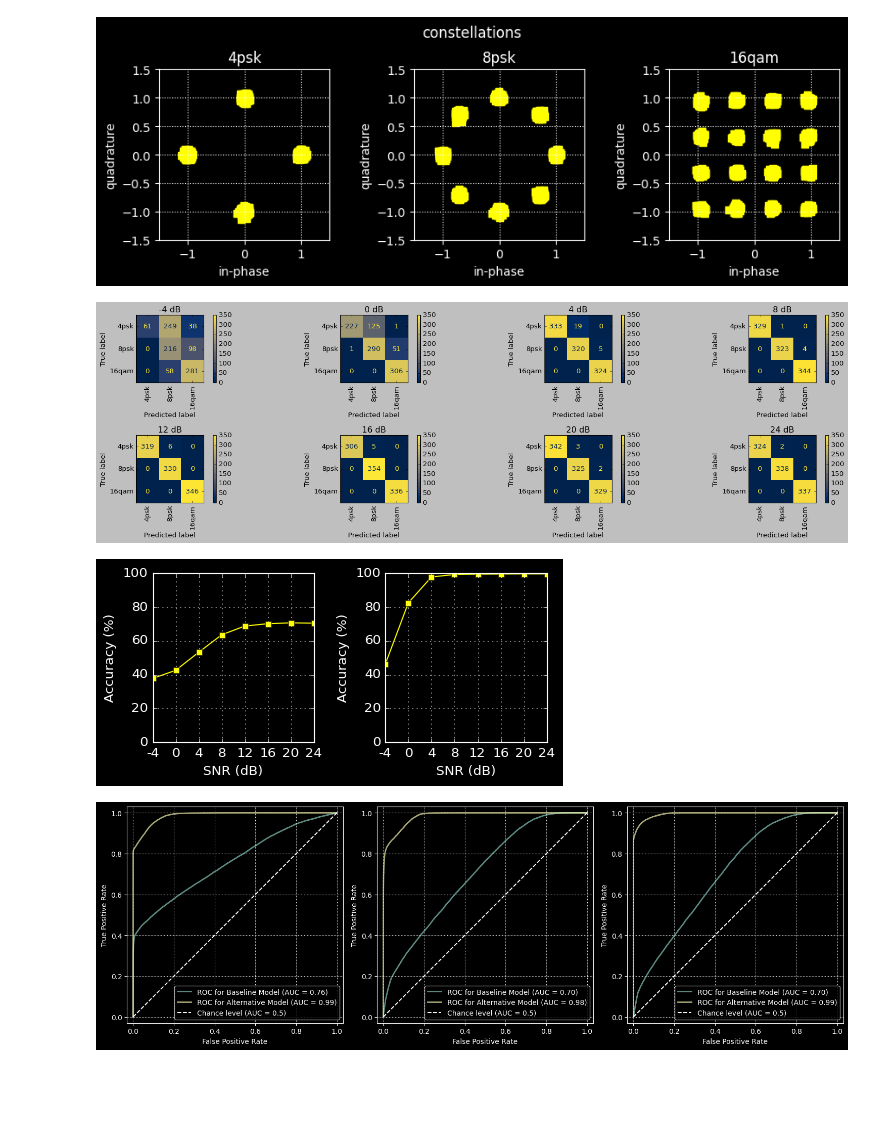
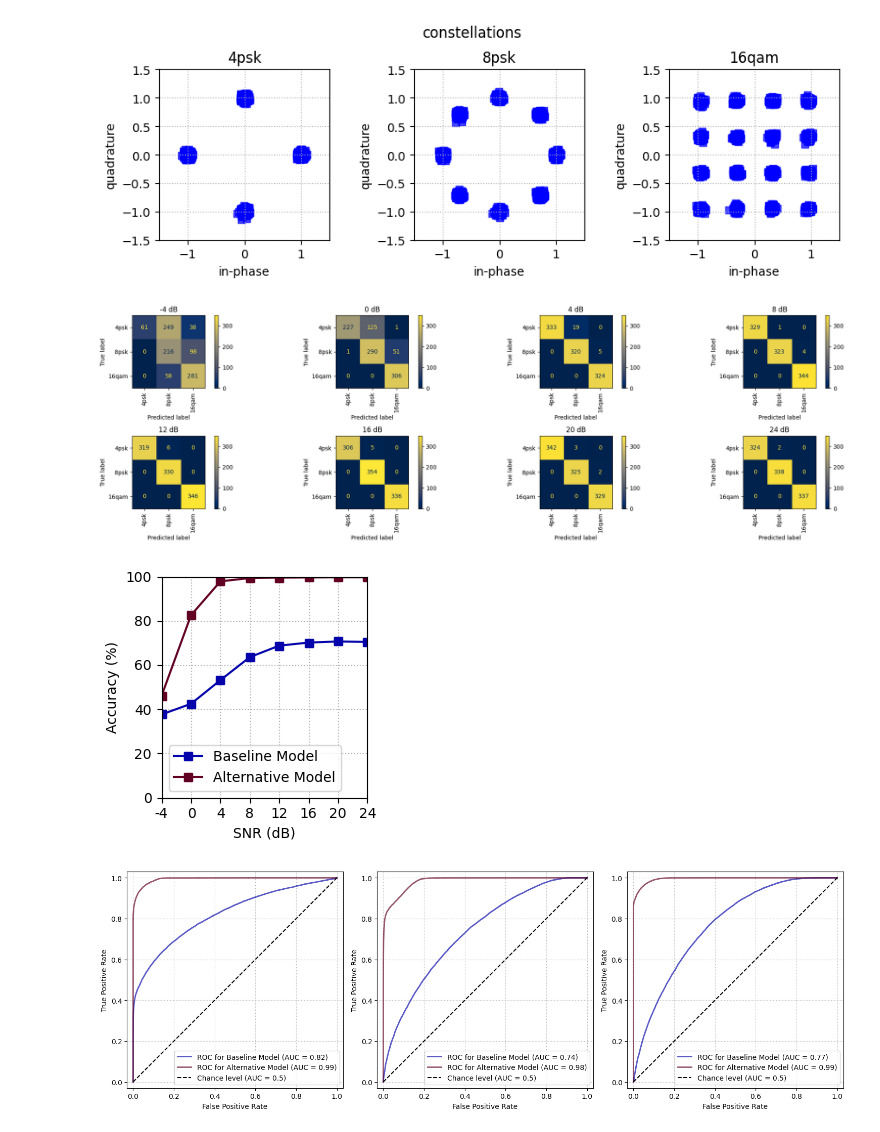
Before and after one commit to gokhanntosun/ofdm-amc, a Jupyter notebook: notebook.ipynb, the cells around one changed output. Saved outputs shown, nothing was run; the diff lists cells and outputs as text; code cells hidden in the pictures; blank space fills up the shorter version.

```diff
--- a/notebook.ipynb
+++ b/notebook.ipynb
@@ -67,7 +65,6 @@ import numpy as np
 import matplotlib.pyplot as plt
 from collections import defaultdict
 import matplotlib.pyplot as plt
-plt.style.use(style='dark_background')
 
 from comm.OFDM import OFDM
 
@@ -112,7 +109,7 @@ for k, ax in zip(d.keys(), axs):
         _, idx = torch.max(torch.squeeze(torch.Tensor(d[k]['y'][0])), 0)
 
         ax.set_title(label_dict[idx.item()])
-        ax.scatter(xi, xq, marker='s', c='yellow')
+        ax.scatter(xi, xq, marker='s', c='blue', alpha=0.7)
         ax.set_xlim(left=-1.5, right=1.5)
         ax.set_xlabel("in-phase")
         ax.set_ylim(bottom=-1.5, top=1.5)
@@ -128,22 +125,4 @@ fig.tight_layout()
 filepath = "/Users/gtosun/Documents/vsc_workspace/ofdm-amc/test/constellations"
 # fig.savefig(filepath, bbox_inches="tight")
 # %% [output]
-[figure, old version]
+[figure, new version]
-# %%
-# try torch.stft and torch.istft here
-import torch
-
-def transform(x, n: int):
-    tmp = torch.stft(input=x, n_fft=n, hop_length=n, center=True, normalized=True, onesided=False, return_complex=True)
-    tmp = torch.reshape(tmp, (1, tmp.numel()))
-    return torch.row_stack((torch.real(tmp), torch.imag(tmp)))
-
-complex_frame = torch.from_numpy( frame[0, :] + 1j * frame[1, :] )
-u = [transform(complex_frame, n) for n in windows]
-
-fig, axs  = plt.subplots(len(u), 1)
-for ax, t in zip(axs, u):
-    ax.step(range(len(t[1,:])), t[1,:])
-    ax.set_xlim(left=0, right=64)
-    ax.set_ylim(bottom=-3, top=3)
-    ax.grid(True)
@@ -315,7 +271,7 @@ from datetime import datetime as dt
 import numpy as np
 from sklearn.metrics import ConfusionMatrixDisplay
 import matplotlib.pyplot as plt
-plt.style.use("classic")
+plt.style.use("default")
 
 STATS_PATH = "/Users/gtosun/Documents/vsc_workspace/ofdm-amc/test/stats__AMCModelBaseline__20231226.json"
 STATS_PATH = "/Users/gtosun/Documents/vsc_workspace/ofdm-amc/test/stats__AMCModel__20231226.json"
@@ -350,7 +306,7 @@ date = dt.today().strftime("%Y%m%d")
 filepath = f"{WRITE_DIR}/cmatrix__{MODEL_TYPE}__{date}_1"
 # fig.savefig(filepath, bbox_inches='tight')
 # %% [output]
-[figure, old version]
+[figure, new version]
 # %%
 # generate snr vs accuracy maps
 import json
@@ -368,40 +324,41 @@ snr_acc_map_baseline = {int(snr_val): model_baseline_stats["test"][snr_val]["acc
 # %%
 # plot snr vs accuracy and save
 
 import datetime
 import numpy as np
 import matplotlib.pyplot as plt
-plt.style.use("dark_background")
+from typing import Any, Dict
 
 nrows = 1
-ncols = 2
+ncols = 1
 snr_vals = list(snr_acc_map_baseline.keys())
 
 fig, axs = plt.subplots(nrows, ncols)
 
-def _draw(ax: plt.Axes, data: np.array) -> None:
-    ax.plot([100*x for x in data], color="yellow", marker="s")
+def _draw(ax: plt.Axes, data: np.array, args: Dict[str, Any]) -> None:
+    ax.plot([100*x for x in data], marker="s", **args)
     ax.grid(linestyle="dotted")
     ax.margins(0)
 
     ax.set_xlabel("SNR (dB)")
+    ax.set_xticks(range(len(snr_vals)))
+    ax.set_xticklabels((snr_vals))
+
     ax.set_ylabel("Accuracy (%)")
+    ax.set_ylim((0,100))
     ax.set_aspect("auto")
 
-    ax.set_xticks(range(len(snr_vals)))
-    ax.set_xticklabels((snr_vals))
-    ax.set_ylim((0,100))
+    ax.legend()
 
-
-_draw(axs[0], list(snr_acc_map_baseline.values()))
-_draw(axs[1], list(snr_acc_map_model.values()))
-fig.set_size_inches(w=6, h=3)
+_draw(axs, list(snr_acc_map_baseline.values()), {"label":"Baseline Model" ,   "color":"xkcd:royal blue"})
+_draw(axs, list(snr_acc_map_model.values()),    {"label":"Alternative Model", "color": "xkcd:burgundy"})
+fig.set_size_inches(w=3, h=3)
 fig.tight_layout()
 
 date = datetime.datetime.today().strftime("%Y%m%d")
 # fig.savefig(f"/Users/gtosun/Documents/vsc_workspace/ofdm-amc/test/snr_acc_{date}.png")
 # %% [output]
-[figure, old version]
+[figure, new version]
 # %%
 import os
 import datetime
@@ -460,8 +424,8 @@ for i, (x, y) in enumerate(tqdm(test_loader)):
 def _draw_for_class(ax: plt.Axes, target_class: int, base_args: Dict[str, Union[str, int, float]], alt_args: Dict[str, Union[str, int, float]]):
 
     target_true      = [1 if label==target_class else 0 for label in true]
-    target_base_pred = [pred[0] if pred[1]==target_class else 1-pred[0] for pred in base_pred]
-    target_alt_pred  = [pred[0] if pred[1]==target_class else 1-pred[0] for pred in alt_pred]
+    target_base_pred = [pred[target_class] for pred in base_pred]
+    target_alt_pred  = [pred[target_class] for pred in alt_pred]
 
     RocCurveDisplay.from_predictions(
         name="ROC for Baseline Model",
@@ -477,16 +441,18 @@ def _draw_for_class(ax: plt.Axes, target_class: int, base_args: Dict[str, Union[
         y_pred=target_alt_pred,
         ax=ax,
         plot_chance_level=True,
-        chance_level_kw={"color": "white"},
+        chance_level_kw={"color": "black"},
         **alt_args
     )
 
-fig, axs = plt.subplots(1, 3)
+plt.style.use("default")
+nrows, ncols = 1, 3
+fig, axs = plt.subplots(1,3)
 
 for i in range(3):
     ax: plt.Axes = axs[i]
-    baseline_args    = {"linewidth": 2, "alpha": 0.66}
-    alternative_args = {"linewidth": 2, "alpha": 0.66}
+    baseline_args    = {"linewidth": 2, "alpha": 0.66, "color": "xkcd:royal blue"}
+    alternative_args = {"linewidth": 2, "alpha": 0.66, "color": "xkcd:burgundy"}
 
     _draw_for_class(ax, i, baseline_args, alternative_args)
 
@@ -497,13 +463,13 @@ for i in range(3):
     ax.set_aspect("equal")
     ax.grid(linestyle="dotted")
 
-fig.set_size_inches(w=15, h=5)
+fig.set_size_inches(w=ncols*5, h=nrows*5)
 fig.tight_layout()
 
-# date = datetime.datetime.today().strftime("%Y%m%d")
-# write_base = "/Users/gtosun/Documents/vsc_workspace/ofdm-amc/test"
-# filename = f"roc_per_class__{date}.png"
-# filepath = os.path.join(write_base, filename)
-# fig.savefig(filepath)
+date = datetime.datetime.today().strftime("%Y%m%d")
+write_base = "/Users/gtosun/Documents/vsc_workspace/ofdm-amc/test"
+filename = f"roc_per_class__{date}.png"
+filepath = os.path.join(write_base, filename)
+fig.savefig(filepath)
 # %% [output]
-[figure, old version]
+[figure, new version]
```
Also changed, not shown: parts of 4 cells of this notebook.
